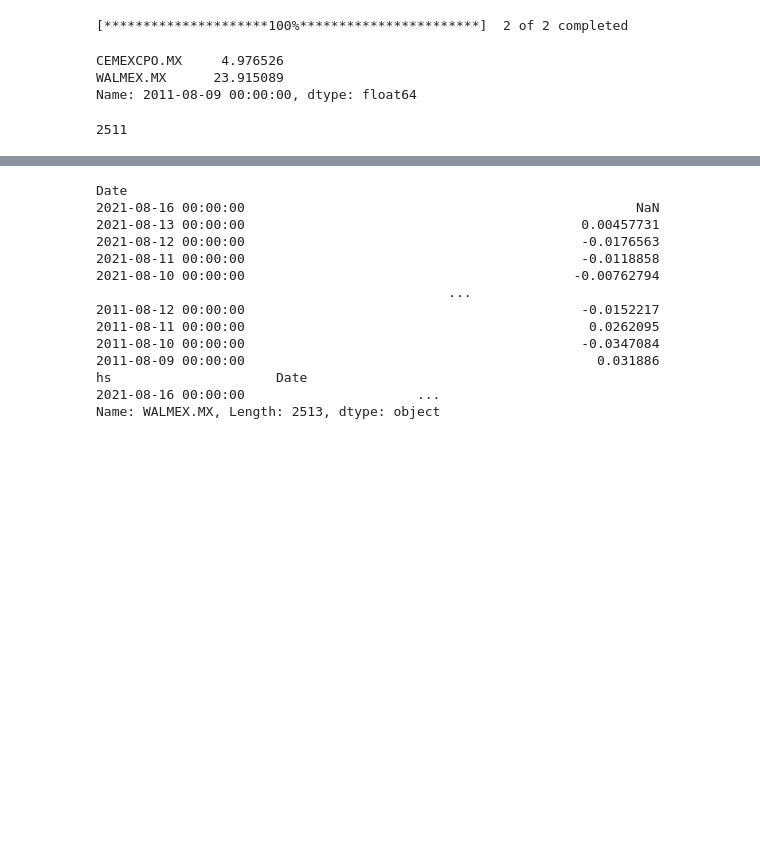
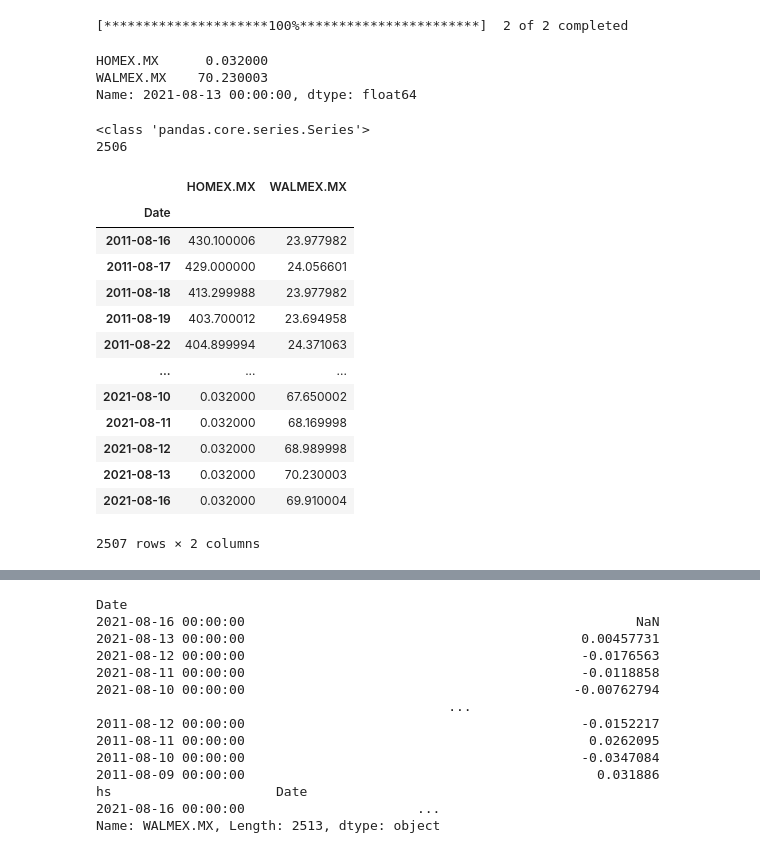
Before and after one commit to pikey-msc/PythonBasico, a Jupyter notebook: 2021/Merton.ipynb, the cells around one changed output, grey strips where cells are left out. Saved outputs shown, nothing was run; the diff lists cells and outputs as text; code cells hidden in the pictures; blank space fills up the shorter version.

```diff
--- a/2021/Merton.ipynb
+++ b/2021/Merton.ipynb
@@ -58,17 +58,33 @@ stock_prices = dataEnv.loc[:,'Adj Close']
 #stock_prices.tail()
 
 #Precios actuales
-x0_acc=stock_prices.iloc[0]
+x0_acc=stock_prices.iloc[-2]
 x0_acc
 # %% [output]
-CEMEXCPO.MX     4.976526
-WALMEX.MX      23.915089
-Name: 2011-08-09 00:00:00, dtype: float64
+HOMEX.MX      0.032000
+WALMEX.MX    70.230003
+Name: 2021-08-13 00:00:00, dtype: float64
 # %%
-type(stock_prices["WALMEX.MX"])
-stock_prices.index.searchsorted(datetime(2021, 8, 16))
+print(type(stock_prices["WALMEX.MX"]))
+print(stock_prices.index.searchsorted(datetime(2021, 8, 16)))
+stock_prices
 # %% [output]
-2511
+<class 'pandas.core.series.Series'>
+2506
+|  | HOMEX.MX | WALMEX.MX |
+| Date |  |  |
+| 2011-08-16 | 430.100006 | 23.977982 |
+| 2011-08-17 | 429.000000 | 24.056601 |
+| 2011-08-18 | 413.299988 | 23.977982 |
+| 2011-08-19 | 403.700012 | 23.694958 |
+| 2011-08-22 | 404.899994 | 24.371063 |
+| ... | ... | ... |
+| 2021-08-10 | 0.032000 | 67.650002 |
+| 2021-08-11 | 0.032000 | 68.169998 |
+| 2021-08-12 | 0.032000 | 68.989998 |
+| 2021-08-13 | 0.032000 | 70.230003 |
+| 2021-08-16 | 0.032000 | 69.910004 |
+2507 rows × 2 columns
 # %%
 n = stock_prices.shape[0] #Historia de todos
 print(n)
```
Also changed, not shown: parts of 9 cells of this notebook.
